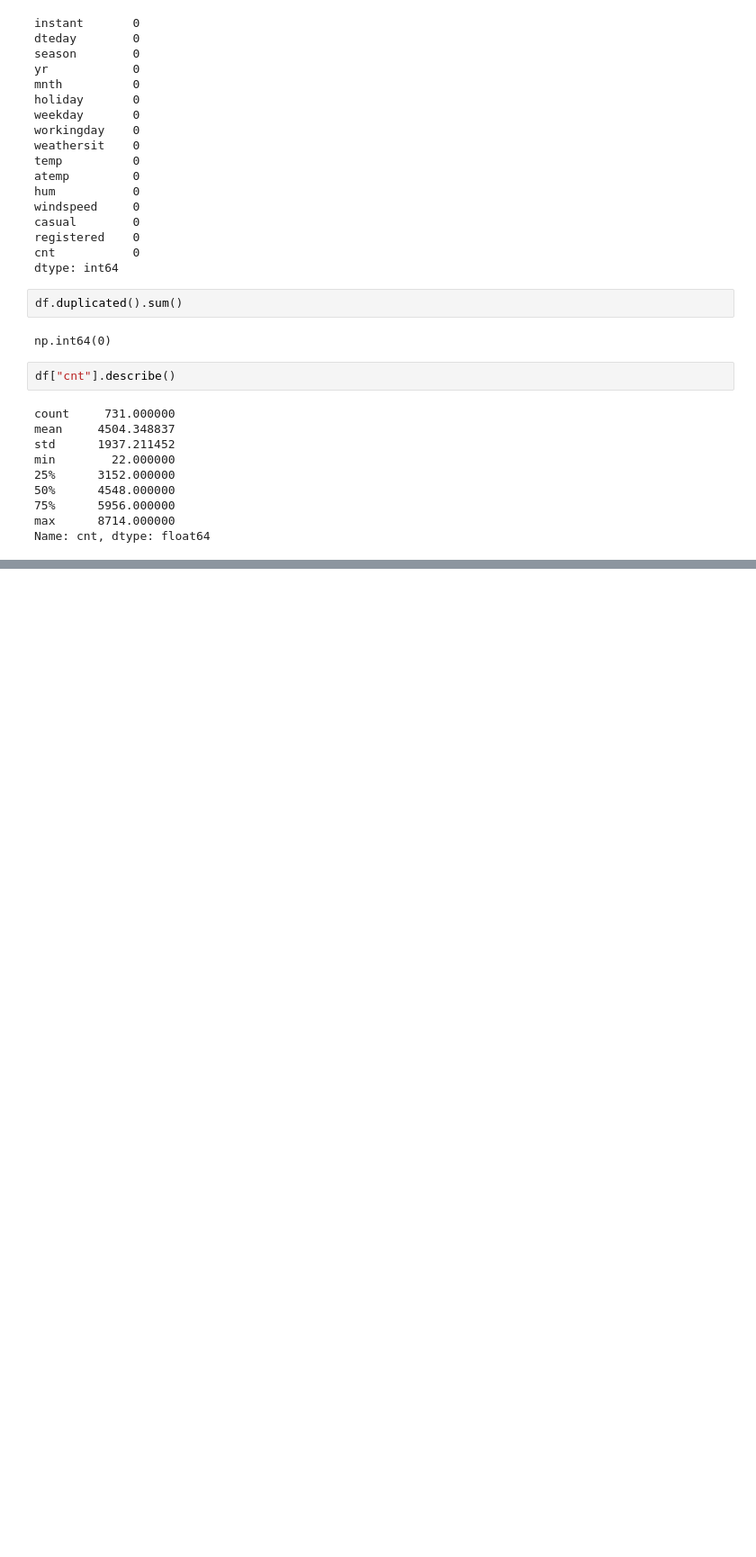
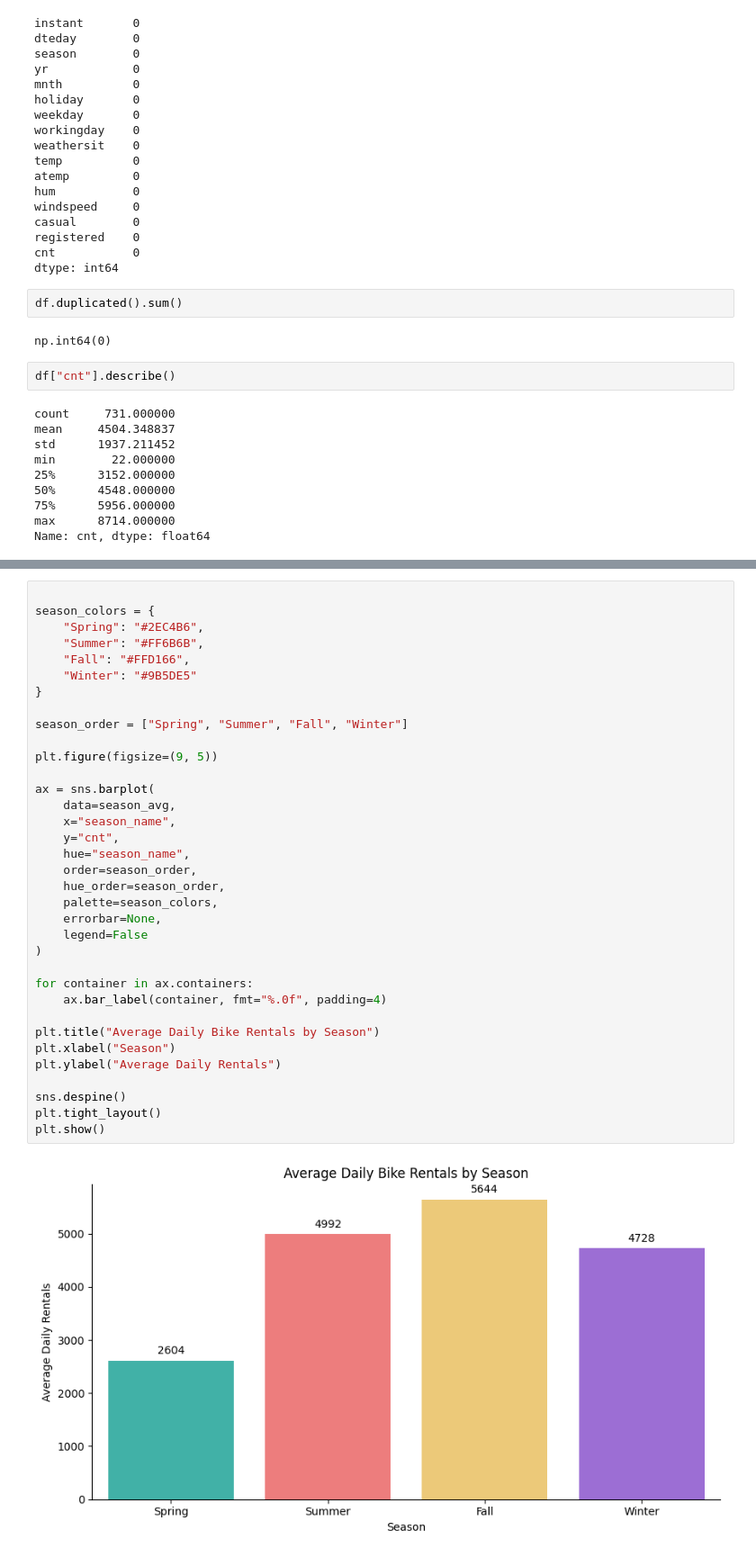
Before and after one commit to sahelsepehri/data-analysis-portfolio, a Jupyter notebook: descriptive-statistics-analyzer/notebooks/descriptive_analysis.ipynb, the cells around one changed output, grey strips where cells are left out. Shown at 90% size. Cells and saved outputs as stored; diff of their text form; blank space fills up the shorter version.

```diff
--- a/descriptive-statistics-analyzer/notebooks/descriptive_analysis.ipynb
+++ b/descriptive-statistics-analyzer/notebooks/descriptive_analysis.ipynb
@@ -93,0 +228,37 @@ Name: cnt, dtype: float64
+# %%
+
+season_colors = {
+    "Spring": "#2EC4B6",
+    "Summer": "#FF6B6B",
+    "Fall": "#FFD166",
+    "Winter": "#9B5DE5"
+}
+
+season_order = ["Spring", "Summer", "Fall", "Winter"]
+
+plt.figure(figsize=(9, 5))
+
+ax = sns.barplot(
+    data=season_avg,
+    x="season_name",
+    y="cnt",
+    hue="season_name",
+    order=season_order,
+    hue_order=season_order,
+    palette=season_colors,
+    errorbar=None,
+    legend=False
+)
+
+for container in ax.containers:
+    ax.bar_label(container, fmt="%.0f", padding=4)
+
+plt.title("Average Daily Bike Rentals by Season")
+plt.xlabel("Season")
+plt.ylabel("Average Daily Rentals")
+
+sns.despine()
+plt.tight_layout()
+plt.show()
+# %% [output]
+[figure, added]
```
Also changed, not shown: parts of 11 cells of this notebook.
